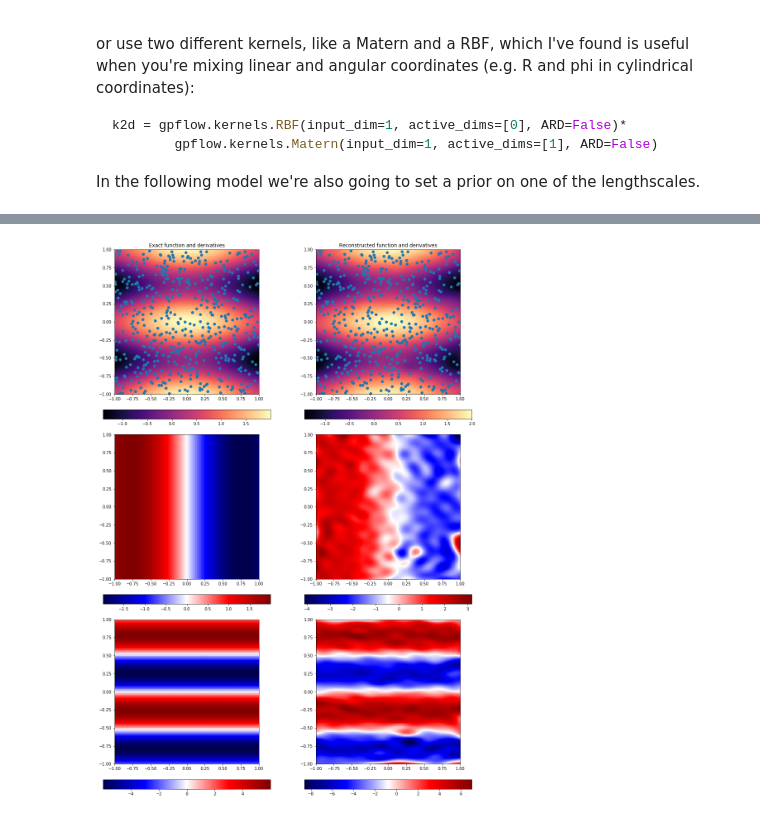
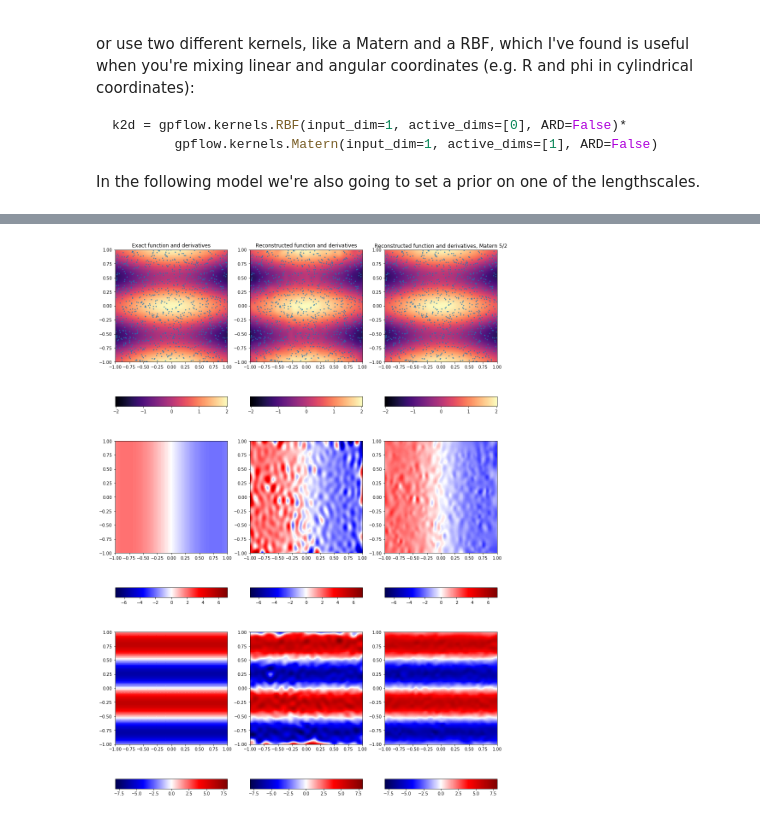
Before and after one commit to hsilver/gpr_examples, a Jupyter notebook: gpflow_regression_intro.ipynb, the cells around one changed output, grey strips where cells are left out. Drawn from its saved outputs; the diff is of its cells as text; code cells hidden in the pictures.

Commit message:
Matern 5/2 differentiation now working.

```diff
--- a/gpflow_regression_intro.ipynb
+++ b/gpflow_regression_intro.ipynb
@@ -437,5 +594,8 @@ Xstar_points = np.vstack([X1_cents_mesh_star.ravel(), X2_cents_mesh_star.ravel()
 # %%
-fmean_list, fvar_list = m2d.predict_f(Xstar_points)
+fmean_list, fvar_list = m2d.predict_f(Xstar_points_2D)
 fmean_mesh = fmean_list.reshape(X1_cents_mesh_star.shape)
+
+fmean_list_mat, fvar_list_mat = m2d_mat.predict_f(Xstar_points_2D)
+fmean_mesh_mat = fmean_list_mat.reshape(X1_cents_mesh_star.shape)
 # %%
-mean_dfdx, covar_dfdx = dfdx_calc(gpflow.get_default_session(), m2d, Xstar_points)
+mean_dfdx, covar_dfdx = dfdx_calc_RBF(gpflow.get_default_session(), m2d, Xstar_points_2D)
@@ -441,0 +604,2 @@ mean_dfdx, covar_dfdx = dfdx_calc(gpflow.get_default_session(), m2d, Xstar_point
+# %%
+mean_dfdx_mat, covar_dfdx_mat = dfdx_calc_Matern52(gpflow.get_default_session(), m2d_mat, Xstar_points_2D)
@@ -442,8 +608,11 @@ mean_dfdx, covar_dfdx = dfdx_calc(gpflow.get_default_session(), m2d, Xstar_point
 # %%
 mean_dfdX1_mesh = mean_dfdx[:,0].reshape(-1).reshape(X1_cents_mesh_star.shape)
 mean_dfdX2_mesh = mean_dfdx[:,1].reshape(-1).reshape(X1_cents_mesh_star.shape)
+
+mean_dfdX1_mesh_mat = mean_dfdx_mat[:,0].reshape(-1).reshape(X1_cents_mesh_star.shape)
+mean_dfdX2_mesh_mat = mean_dfdx_mat[:,1].reshape(-1).reshape(X1_cents_mesh_star.shape)
 # %%
-fig2d, ax2d = plt.subplots(ncols=2, nrows=6, gridspec_kw={"height_ratios":[15,1,15,1,15,1]})
+fig2d, ax2d = plt.subplots(ncols=3, nrows=6, gridspec_kw={"height_ratios":[15,1,15,1,15,1]})
 fig2d.set_figheight(24)
 fig2d.set_figwidth(16)
 
@@ -461,41 +630,86 @@ ax_dYdX1_star_cbar = ax2d[3,1]
 ax_dYdX2_star = ax2d[4,1]
 ax_dYdX2_star_cbar = ax2d[5,1]
 
+ax_im_star_mat = ax2d[0,2]
+ax_cbar_star_mat = ax2d[1,2]
+ax_dYdX1_star_mat = ax2d[2,2]
+ax_dYdX1_star_cbar_mat = ax2d[3,2]
+ax_dYdX2_star_mat = ax2d[4,2]
+ax_dYdX2_star_cbar_mat = ax2d[5,2]
+
 
 ax_im_exact.set_aspect('equal')
 ax_dYdX1_exact.set_aspect('equal')
 ax_dYdX2_exact.set_aspect('equal')
+
 ax_im_star.set_aspect('equal')
 ax_dYdX1_star.set_aspect('equal')
 ax_dYdX2_star.set_aspect('equal')
 
+ax_im_star_mat.set_aspect('equal')
+ax_dYdX1_star_mat.set_aspect('equal')
+ax_dYdX2_star_mat.set_aspect('equal')
 
-im_Y_exact= ax_im_exact.pcolormesh(X1_edges_mesh_exact, X2_edges_mesh_exact, Y_mesh_exact, cmap='magma')
-im_Y_dYdX1_exact= ax_dYdX1_exact.pcolormesh(X1_edges_mesh_exact, X2_edges_mesh_exact, dYdX1_mesh_exact, cmap='seismic')
-im_Y_dYdX2_exact= ax_dYdX2_exact.pcolormesh(X1_edges_mesh_exact, X2_edges_mesh_exact, dYdX2_mesh_exact, cmap='seismic')
+fmean_maxmin = np.amax(abs(np.concatenate([Y_mesh_exact.flatten(),
+                                            fmean_mesh.flatten(),
+                                            fmean_mesh_mat.flatten()])))
+mean_dfdX1_maxmin = np.amax(abs(np.concatenate([dYdX1_mesh_exact.flatten(),
+                                                 mean_dfdX1_mesh.flatten(),
+                                                 mean_dfdX1_mesh_mat.flatten()])))
+mean_dfdX2_maxmin = np.amax(abs(np.concatenate([dYdX2_mesh_exact.flatten(),
+                                                 mean_dfdX2_mesh.flatten(),
+                                                 mean_dfdX2_mesh_mat.flatten()])))
 
-im_Y_star = ax_im_star.pcolormesh(X1_edges_mesh_star, X2_edges_mesh_star, fmean_mesh, cmap='magma')
-im_Y_dYdX1_star = ax_dYdX1_star.pcolormesh(X1_edges_mesh_star, X2_edges_mesh_star, mean_dfdX1_mesh, cmap='seismic')
-im_Y_dYdX2_star = ax_dYdX2_star.pcolormesh(X1_edges_mesh_star, X2_edges_mesh_star, mean_dfdX2_mesh, cmap='seismic')
 
-ax_im_exact.scatter(X_sample[:,0], X_sample[:,1])
-ax_im_star.scatter(X_sample[:,0], X_sample[:,1])
+im_Y_exact= ax_im_exact.pcolormesh(X1_edges_mesh_exact, X2_edges_mesh_exact, Y_mesh_exact, cmap='magma',
+                                  vmin = -fmean_maxmin, vmax=fmean_maxmin)
+im_Y_dYdX1_exact= ax_dYdX1_exact.pcolormesh(X1_edges_mesh_exact, X2_edges_mesh_exact, dYdX1_mesh_exact, cmap='seismic',
+                                  vmin = -mean_dfdX1_maxmin, vmax=mean_dfdX1_maxmin)
+im_Y_dYdX2_exact= ax_dYdX2_exact.pcolormesh(X1_edges_mesh_exact, X2_edges_mesh_exact, dYdX2_mesh_exact, cmap='seismic',
+                                  vmin = -mean_dfdX2_maxmin, vmax=mean_dfdX2_maxmin)
+
+im_Y_star = ax_im_star.pcolormesh(X1_edges_mesh_star, X2_edges_mesh_star, fmean_mesh, cmap='magma',
+                                  vmin = -fmean_maxmin, vmax=fmean_maxmin)
+im_Y_dYdX1_star = ax_dYdX1_star.pcolormesh(X1_edges_mesh_star, X2_edges_mesh_star, mean_dfdX1_mesh, cmap='seismic',
+                                  vmin = -mean_dfdX1_maxmin, vmax=mean_dfdX1_maxmin)
+im_Y_dYdX2_star = ax_dYdX2_star.pcolormesh(X1_edges_mesh_star, X2_edges_mesh_star, mean_dfdX2_mesh, cmap='seismic',
+                                  vmin = -mean_dfdX2_maxmin, vmax=mean_dfdX2_maxmin)
+
+im_Y_star_mat = ax_im_star_mat.pcolormesh(X1_edges_mesh_star, X2_edges_mesh_star, fmean_mesh_mat, cmap='magma',
+                                  vmin = -fmean_maxmin, vmax=fmean_maxmin)
+im_Y_dYdX1_star_mat = ax_dYdX1_star_mat.pcolormesh(X1_edges_mesh_star, X2_edges_mesh_star,
+                                                   mean_dfdX1_mesh_mat, cmap='seismic',
+                                  vmin = -mean_dfdX1_maxmin, vmax=mean_dfdX1_maxmin)
+im_Y_dYdX2_star_mat = ax_dYdX2_star_mat.pcolormesh(X1_edges_mesh_star, X2_edges_mesh_star,
+                                                   mean_dfdX2_mesh_mat, cmap='seismic',
+                                  vmin = -mean_dfdX2_maxmin, vmax=mean_dfdX2_maxmin)
+
+ax_im_exact.scatter(X_sample[:,0], X_sample[:,1],s=2)
+ax_im_star.scatter(X_sample[:,0], X_sample[:,1],s=2)
+ax_im_star_mat.scatter(X_sample[:,0], X_sample[:,1],s=2)
 
 ax_im_exact.set_title('Exact function and derivatives')
 ax_im_star.set_title('Reconstructed function and derivatives')
+ax_im_star_mat.set_title('Reconstructed function and derivatives, Matern 5/2')
 
 cb_exact = fig2d.colorbar(im_Y_exact, cax=ax_cbar_exact,orientation='horizontal')
 cb_dYdX1_exact = fig2d.colorbar(im_Y_dYdX1_exact, cax=ax_dYdX1_exact_cbar,orientation='horizontal')
 cb_dYdX2_exact = fig2d.colorbar(im_Y_dYdX2_exact, cax=ax_dYdX2_exact_cbar,orientation='horizontal')
 
 cb_star = fig2d.colorbar(im_Y_star, cax=ax_cbar_star,orientation='horizontal')
 cb_dYdX1_star = fig2d.colorbar(im_Y_dYdX1_star, cax=ax_dYdX1_star_cbar,orientation='horizontal')
 cb_dYdX2_star = fig2d.colorbar(im_Y_dYdX2_star, cax=ax_dYdX2_star_cbar,orientation='horizontal')
 
+cb_star_mat = fig2d.colorbar(im_Y_star_mat, cax=ax_cbar_star_mat,orientation='horizontal')
+cb_dYdX1_star_mat = fig2d.colorbar(im_Y_dYdX1_star_mat, cax=ax_dYdX1_star_cbar_mat,orientation='horizontal')
+cb_dYdX2_star_mat = fig2d.colorbar(im_Y_dYdX2_star_mat, cax=ax_dYdX2_star_cbar_mat,orientation='horizontal')
+
 ax_im_exact.set_xlim(-1,1)
 ax_im_exact.set_ylim(-1,1)
 ax_im_star.set_xlim(-1,1)
 ax_im_star.set_ylim(-1,1)
+ax_im_star_mat.set_xlim(-1,1)
+ax_im_star_mat.set_ylim(-1,1)
 plt.show()
 # %% [output]
-[figure, old version]
+[figure, new version]
```
Also changed, not shown: parts of 33 cells of this notebook.
